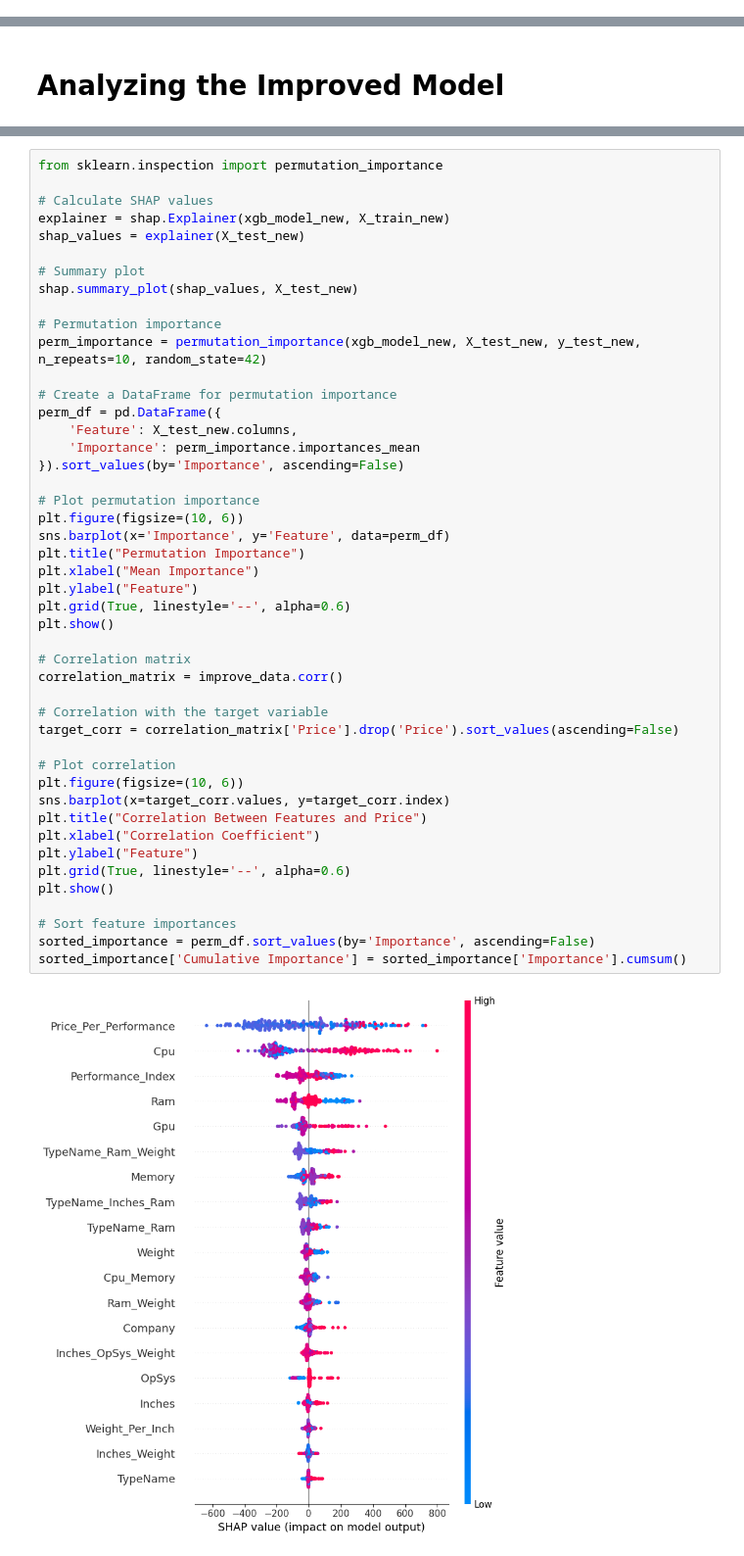
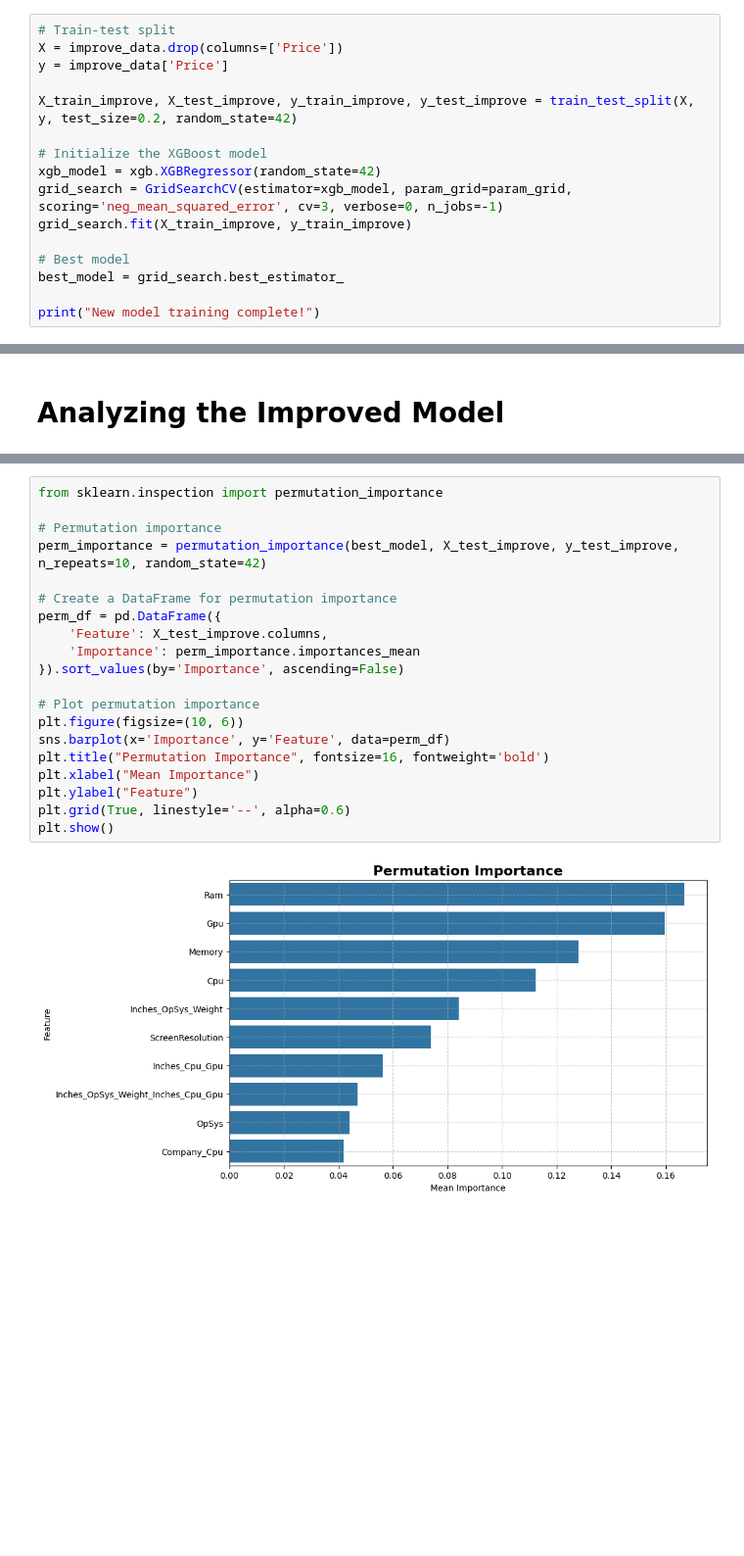
Before and after one commit to EliyaRabia/Tabular-Data-Project, a Jupyter notebook: part2.ipynb, the cells around one changed output, grey strips where cells are left out. Shown at 98% size. Cells and saved outputs as stored; diff of their text form; blank space fills up the shorter version.

```diff
--- a/part2.ipynb
+++ b/part2.ipynb
@@ -589,0 +401,16 @@ plt.show()
+# %%
+# Train-test split
+X = improve_data.drop(columns=['Price'])
+y = improve_data['Price']
+
+X_train_improve, X_test_improve, y_train_improve, y_test_improve = train_test_split(X, y, test_size=0.2, random_state=42)
+
+# Initialize the XGBoost model
+xgb_model = xgb.XGBRegressor(random_state=42)
+grid_search = GridSearchCV(estimator=xgb_model, param_grid=param_grid, scoring='neg_mean_squared_error', cv=3, verbose=0, n_jobs=-1)
+grid_search.fit(X_train_improve, y_train_improve)
+
+# Best model
+best_model = grid_search.best_estimator_
+
+print("New model training complete!")
@@ -594,48 +462,22 @@ plt.show()
 # %%
 from sklearn.inspection import permutation_importance
 
-# Calculate SHAP values
-explainer = shap.Explainer(xgb_model_new, X_train_new)
-shap_values = explainer(X_test_new)
-
-# Summary plot
-shap.summary_plot(shap_values, X_test_new)
-
 # Permutation importance
-perm_importance = permutation_importance(xgb_model_new, X_test_new, y_test_new, n_repeats=10, random_state=42)
+perm_importance = permutation_importance(best_model, X_test_improve, y_test_improve, n_repeats=10, random_state=42)
 
 # Create a DataFrame for permutation importance
 perm_df = pd.DataFrame({
-    'Feature': X_test_new.columns,
+    'Feature': X_test_improve.columns,
     'Importance': perm_importance.importances_mean
 }).sort_values(by='Importance', ascending=False)
 
 # Plot permutation importance
 plt.figure(figsize=(10, 6))
 sns.barplot(x='Importance', y='Feature', data=perm_df)
-plt.title("Permutation Importance")
+plt.title("Permutation Importance", fontsize=16, fontweight='bold')
 plt.xlabel("Mean Importance")
 plt.ylabel("Feature")
 plt.grid(True, linestyle='--', alpha=0.6)
 plt.show()
-
-# Correlation matrix
-correlation_matrix = improve_data.corr()
-
-# Correlation with the target variable
-target_corr = correlation_matrix['Price'].drop('Price').sort_values(ascending=False)
-
-# Plot correlation
-plt.figure(figsize=(10, 6))
-sns.barplot(x=target_corr.values, y=target_corr.index)
-plt.title("Correlation Between Features and Price")
-plt.xlabel("Correlation Coefficient")
-plt.ylabel("Feature")
-plt.grid(True, linestyle='--', alpha=0.6)
-plt.show()
-
-# Sort feature importances
-sorted_importance = perm_df.sort_values(by='Importance', ascending=False)
-sorted_importance['Cumulative Importance'] = sorted_importance['Importance'].cumsum()
 # %% [output]
-[figure, old version]
+[figure, new version]
```
Also changed, not shown: parts of 49 cells of this notebook, 1 other file.
